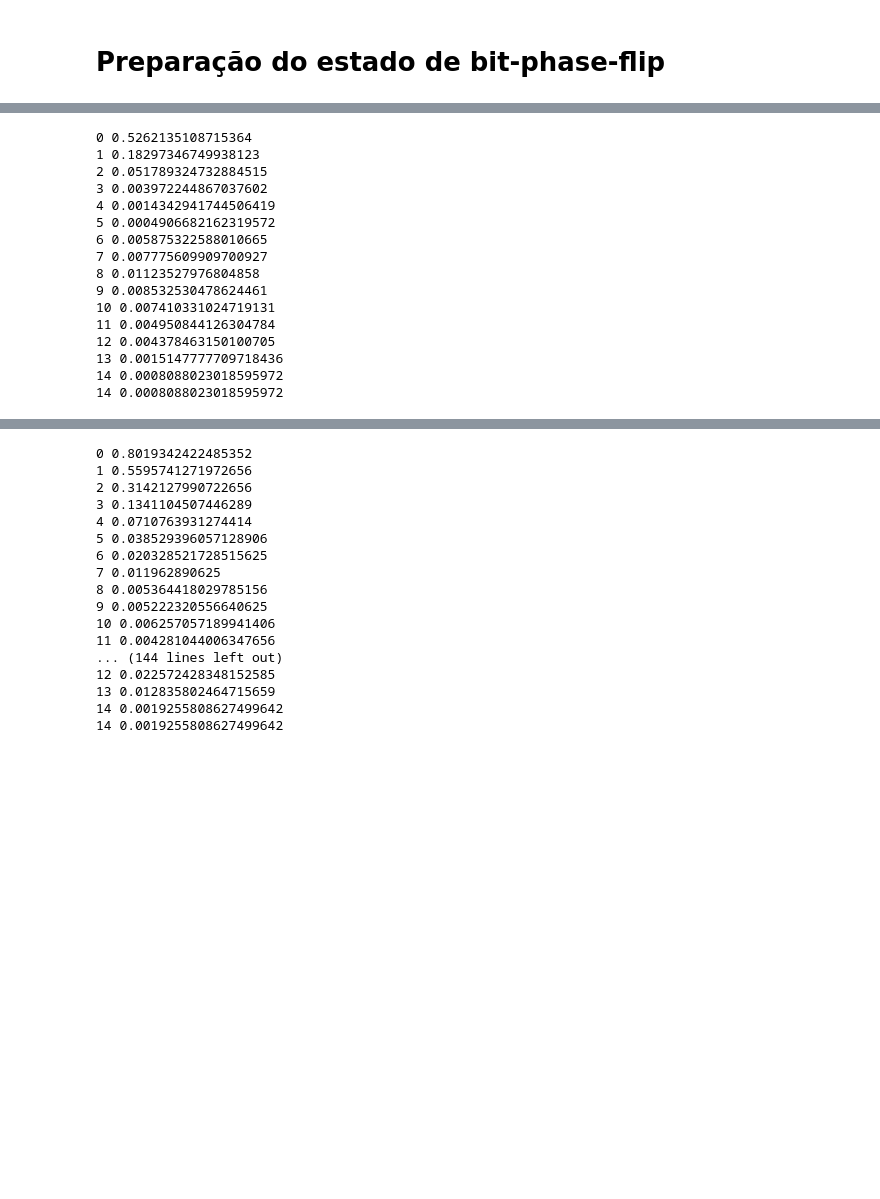
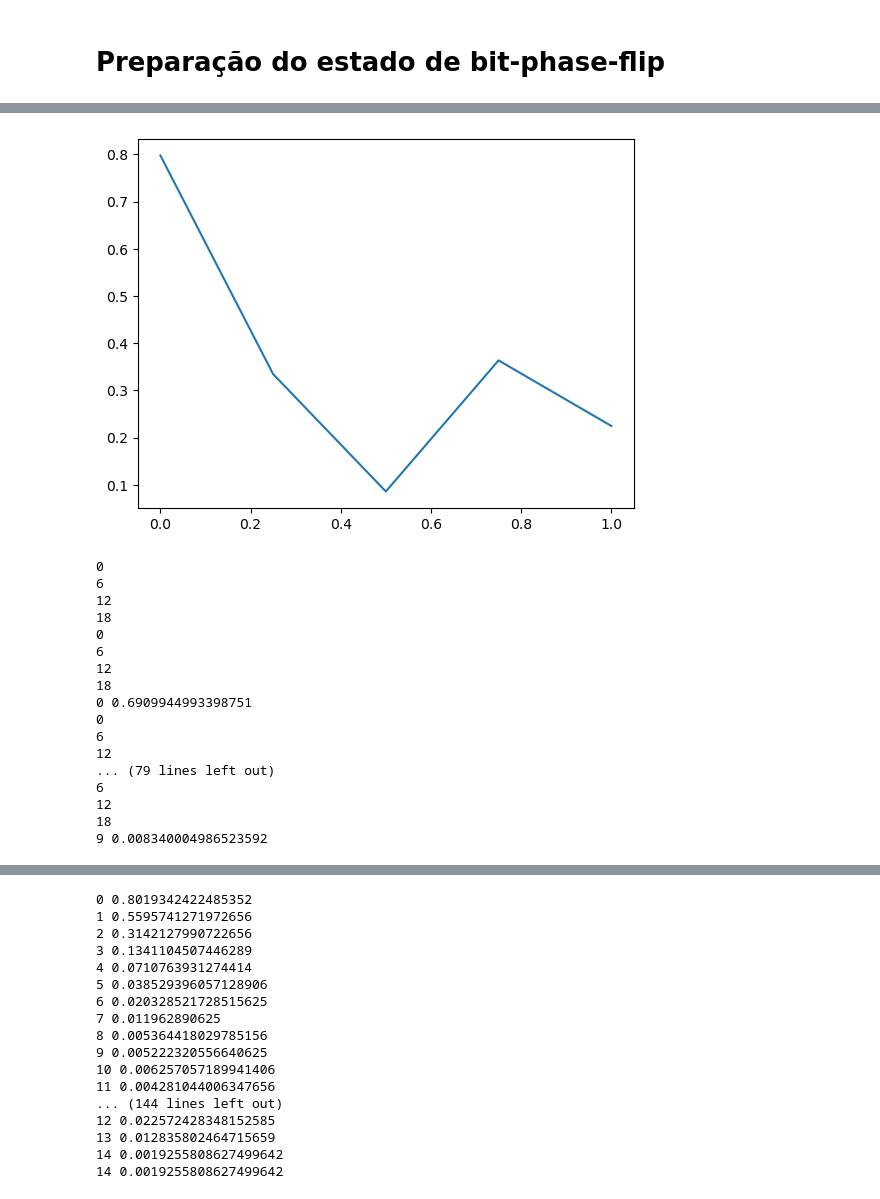
Before and after one commit to SchultzVV/Qiskit, a Jupyter notebook: bit-phase-flip.ipynb, the cells around one changed output, grey strips where cells are left out. Drawn from its saved outputs; the diff is of its cells as text; code cells hidden in the pictures; blank space fills up the shorter version.

Commit message:
gráfico da coh_l1 do estado rhoA para 5 valores de p

```diff
--- a/bit-phase-flip.ipynb
+++ b/bit-phase-flip.ipynb
@@ -17,0 +33,33 @@ from qiskit.visualization import plot_state_qsphere
+# %%
+# Para fazer o processo para cada valor de p
+list_p = np.linspace(0,1,5)
+n_qubits = 2
+coerencias = []
+for p in list_p:
+    circuit, params = vqa_bpf(n_qubits)
+    target_vector, target_op = init_state_bpf(n_qubits, p)
+    best_params, f = train(35, circuit, params, target_op)
+
+    qr = QuantumRegister(2); qc = qiskit.QuantumCircuit(qr)
+    #print(params.detach().numpy()[0])
+    parametros = best_params.detach().numpy()
+    #print(len(parametros))
+    for i in range(0,24,6):
+        #print(i)
+        qc.rx(parametros[i],0)
+        qc.ry(parametros[i+1],0)
+        qc.rz(parametros[i+2],0)
+
+        qc.rx(parametros[i+3],1)
+        qc.ry(parametros[i+4],1)
+        qc.rz(parametros[i+5],1)
+        if i < 15:
+            qc.cnot(0,1)
+    qstc = state_tomography_circuits(qc, [qr[0],qr[1]])
+    nshots = 8192
+    job = qiskit.execute(qstc, Aer.get_backend('qasm_simulator'), shots=nshots)
+    qstf = StateTomographyFitter(job.result(), qstc)
+    rho = qstf.fit(method='lstsq')
+    rhoA = pTraceR(2, 2, rho)
+    cA = coh_l1(rhoA)
+    coerencias.append(cA)
@@ -18,22 +84,28 @@ from qiskit.visualization import plot_state_qsphere
+# %%
+plt.plot(list_p,coerencias)
+plt.show()
+# %% [output]
+[figure, added]
 # %%
 n_qubits = 2
 circuit, params = vqa_bpf(n_qubits)
 target_vector, target_op = init_state_bpf(n_qubits, 0.5)
-best_params, f = train(15, circuit, params, target_op)
+best_params, f = train(10, circuit, params, target_op)
 # %% [output]
-0 0.5262135108715364
-1 0.18297346749938123
-2 0.051789324732884515
-3 0.003972244867037602
-4 0.0014342941744506419
-5 0.0004906682162319572
-6 0.005875322588010665
-7 0.007775609909700927
-8 0.01123527976804858
-9 0.008532530478624461
-10 0.007410331024719131
-11 0.004950844126304784
-12 0.004378463150100705
-13 0.0015147777709718436
-14 0.0008088023018595972
-14 0.0008088023018595972
+0
+6
+12
+18
+0
+6
+12
+18
+0 0.6909944993398751
+0
+6
+12
+... (79 lines left out)
+6
+12
+18
+9 0.008340004986523592
```
Also changed, not shown: parts of 13 cells of this notebook, 3 other files.
